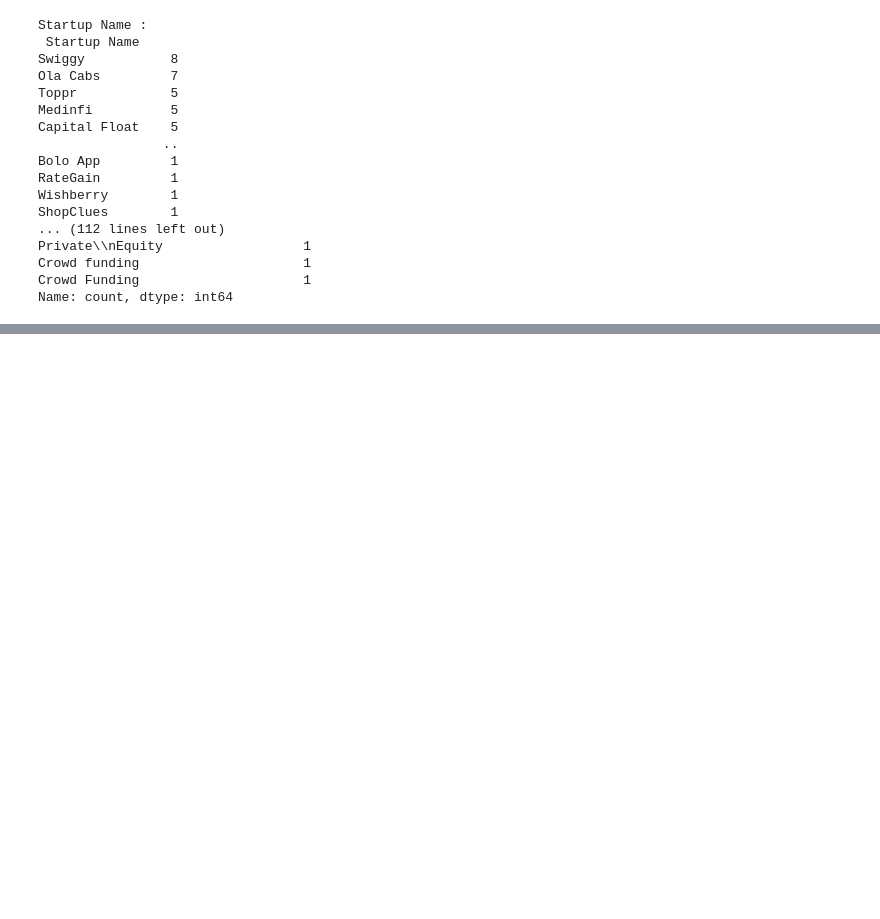
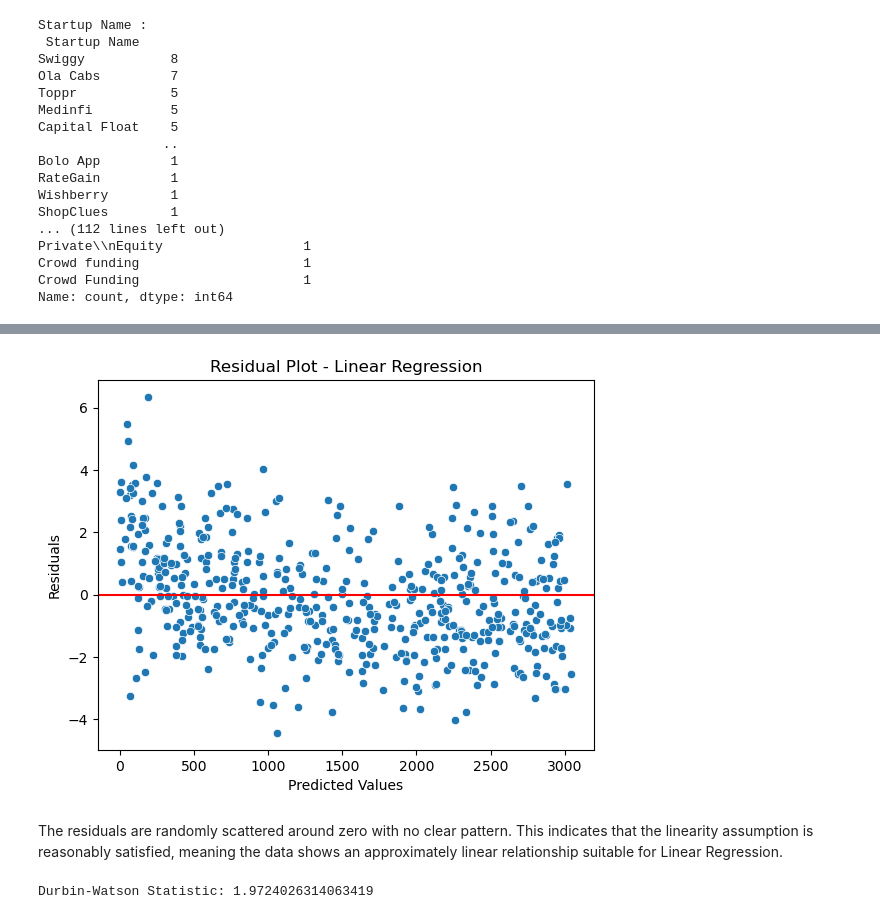
Before and after one commit to Nidhim-Soni/STARTUP-FUNDING, a Jupyter notebook: Startup.ipynb, the cells around one changed output, grey strips where cells are left out. Cells and saved outputs as stored; diff of their text form; code cells hidden in the pictures; blank space fills up the shorter version.

```diff
--- a/Startup.ipynb
+++ b/Startup.ipynb
@@ -426,0 +556,10 @@ Name: count, dtype: int64
+# %%
+cat_cols =['Startup Name',
+ 'Industry Vertical',
+ 'City  Location',
+ 'Investors Name',
+ 'InvestmentnType']
+
+for i in cat_cols:
+    freq = data[i].value_counts()
+    data[i]=data[i].map(freq)
@@ -426,0 +576,5 @@ Name: count, dtype: int64
+# %%
+x = data.drop(columns='Amount in USD')
+y = data['Amount in USD']
+x_train,x_test,y_train,y_test = train_test_split(x,y,train_size=0.75,random_state=2)
+print('x_train :',x_train.shape,'x_test :',x_test.shape,'y_train :',y_train.shape,'y_test :',y_test.shape)
@@ -426,0 +587,4 @@ Name: count, dtype: int64
+# %%
+scaler = StandardScaler()
+X_train_scaled = scaler.fit_transform(x_train)
+X_test_scaled = scaler.transform(x_test)
@@ -426,0 +593,4 @@ Name: count, dtype: int64
+# %%
+model_lr = LinearRegression()
+model_lr.fit(X_train_scaled,y_train)
+ypred_lr = model_lr.predict(X_test_scaled)
@@ -426,0 +637,21 @@ Name: count, dtype: int64
+# %%
+# LETS CHECK ASSUMPTION 3 Data must be linear using scatter plot
+residuals = y_test - ypred_lr
+
+sns.scatterplot(residuals)
+plt.axhline(0, color='red')
+plt.xlabel("Predicted Values")
+plt.ylabel("Residuals")
+plt.title("Residual Plot - Linear Regression")
+plt.show()
+# %% [output]
+[figure, added]
+# %% [markdown]
+The residuals are randomly scattered around zero with no clear pattern. This indicates that the linearity assumption is reasonably satisfied, meaning the data shows an approximately linear relationship suitable for Linear Regression.
+# %%
+# Lets check for  ASSUMPTION 4 : Absence of AutoCorrelation using Durbin -watson
+from statsmodels.stats.stattools import durbin_watson
+
+print("Durbin-Watson Statistic:", durbin_watson(residuals))
+# %% [output]
+Durbin-Watson Statistic: 1.9724026314063419
```
Also changed, not shown: parts of 28 cells of this notebook.
